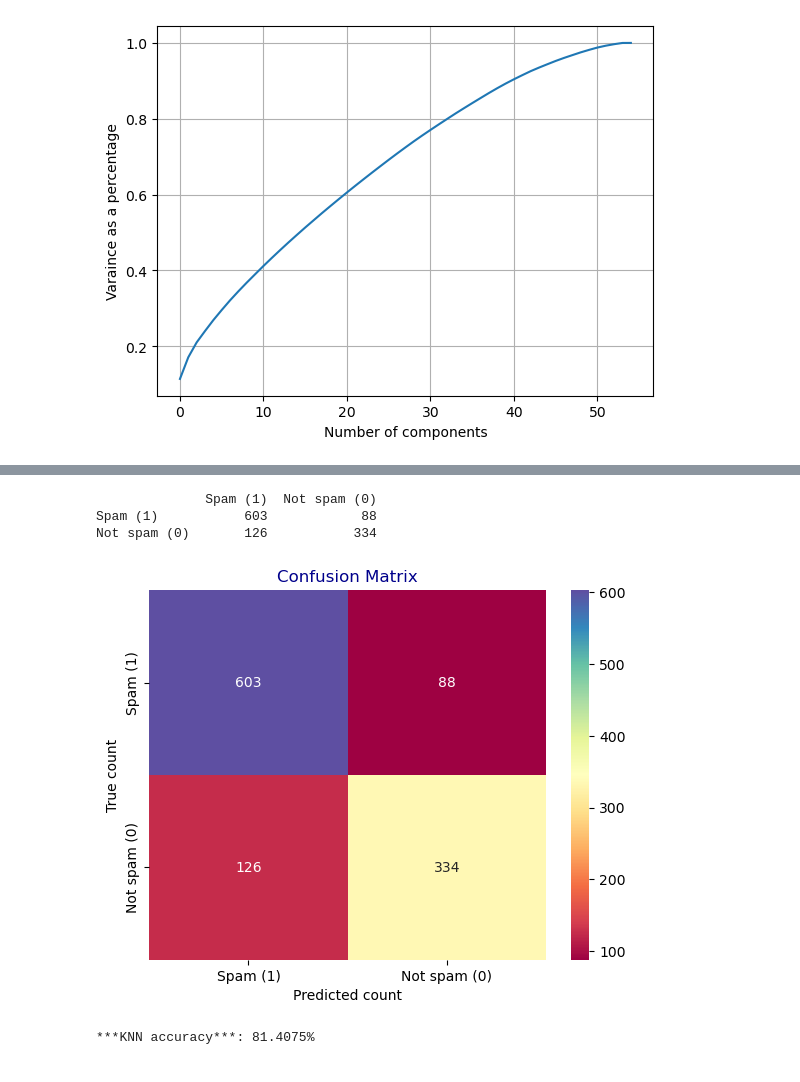
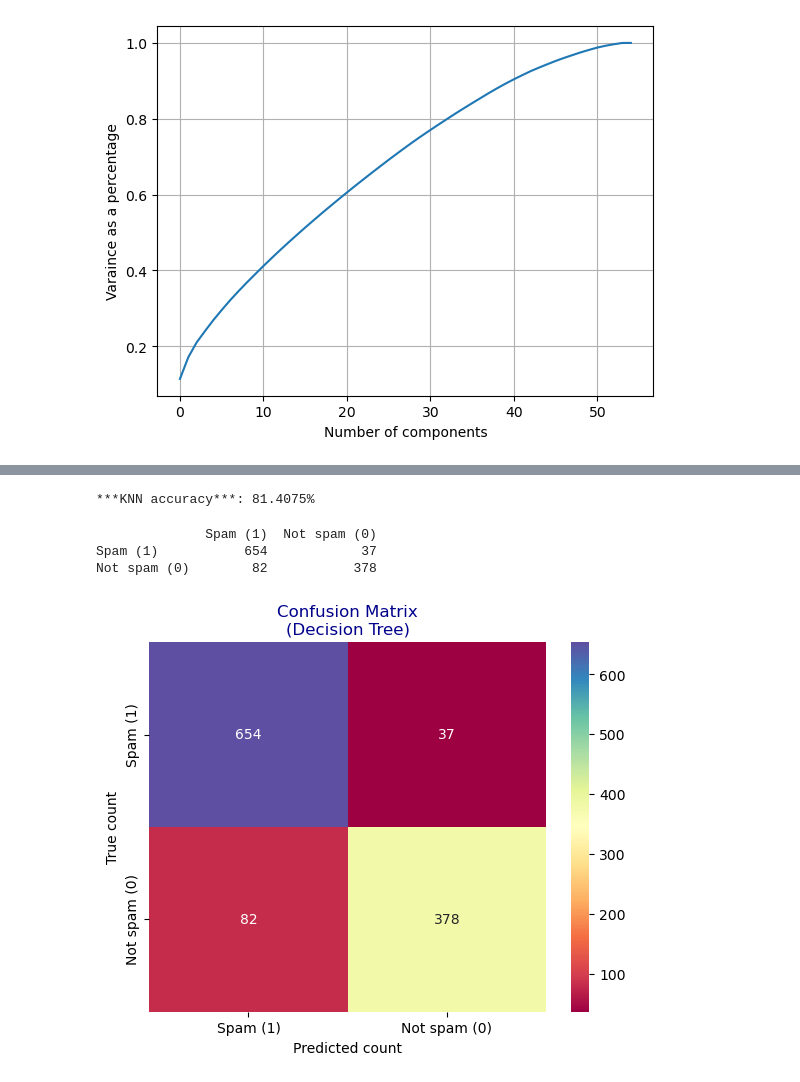
Before and after one commit to Sandushke/Machine-Learning-CW, a Jupyter notebook: Machine Learning CW/Spam email classification.ipynb, the cells around one changed output, grey strips where cells are left out. Cells and saved outputs as stored; diff of their text form; code cells hidden in the pictures.

```diff
--- a/Machine Learning CW/Spam email classification.ipynb
+++ b/Machine Learning CW/Spam email classification.ipynb
@@ -249,3 +285,10 @@ for i, k in enumerate(neighbors):
+# %%
+# Getting the final acuaracy result of KNN with PCA
+trainPred = knn.predict(X_Test)
+accuracy = metrics.accuracy_score(y_Test, trainPred)
+print("***KNN accuracy***: {:.4%}".format(accuracy))
+# %% [output]
+***KNN accuracy***: 81.4075%
 # %%
 #Build the Decision Tree model
 DT = DecisionTreeClassifier(criterion='gini', max_depth=5)
@@ -255,27 +295,23 @@ yPrediction = knn.predict(X_Test)
-# %%
-#Plot confusionn matrix
-matrix = pd.DataFrame((metrics.confusion_matrix(y_Test, yPrediction)), ('Spam (1)', 'Not spam (0)'), ('Spam (1)', 'Not spam (0)'))
-print(matrix)
-# %% [output]
-              Spam (1)  Not spam (0)
-Spam (1)           603            88
-Not spam (0)       126           334
-# %%
-#Plot confusion matrix in a graph
-heatmap = sns.heatmap(matrix, annot = True, fmt = 'd', cmap = 'Spectral')
-heatmap.yaxis.set_ticklabels(heatmap.yaxis.get_ticklabels())
-heatmap.xaxis.set_ticklabels(heatmap.xaxis.get_ticklabels())
-
-plt.title('Confusion Matrix', color = 'darkblue')
-plt.ylabel('True count')
-plt.xlabel('Predicted count')
-plt.show()
-# %% [output]
-[figure, removed]
-# %%
-# Getting the final acuaracy result of KNN
-trainPred = knn.predict(X_Test)
-accuracy = metrics.accuracy_score(y_Test, trainPred)
-print("***KNN accuracy***: {:.4%}".format(accuracy))
-# %% [output]
-***KNN accuracy***: 81.4075%
+# %%
+#Prediction for DT
+DT.fit(X_Train, y_Train)
+yPredict = DT.predict(X_Test)
+# %%
+#Plot confusionn matrix for DT
+matrix = pd.DataFrame((metrics.confusion_matrix(y_Test, yPredict)), ('Spam (1)', 'Not spam (0)'), ('Spam (1)', 'Not spam (0)'))
+print(matrix)
+
+#Plot confusion matrix in a graph for DT
+heatmap = sns.heatmap(matrix, annot = True, fmt = 'd', cmap = 'Spectral')
+heatmap.yaxis.set_ticklabels(heatmap.yaxis.get_ticklabels())
+heatmap.xaxis.set_ticklabels(heatmap.xaxis.get_ticklabels())
+
+plt.title('Confusion Matrix\n(Decision Tree)', color = 'darkblue')
+plt.ylabel('True count')
+plt.xlabel('Predicted count')
+plt.show()
+# %% [output]
+              Spam (1)  Not spam (0)
+Spam (1)           654            37
+Not spam (0)        82           378
+[figure, added]
```
Also changed, not shown: parts of 25 cells of this notebook.
